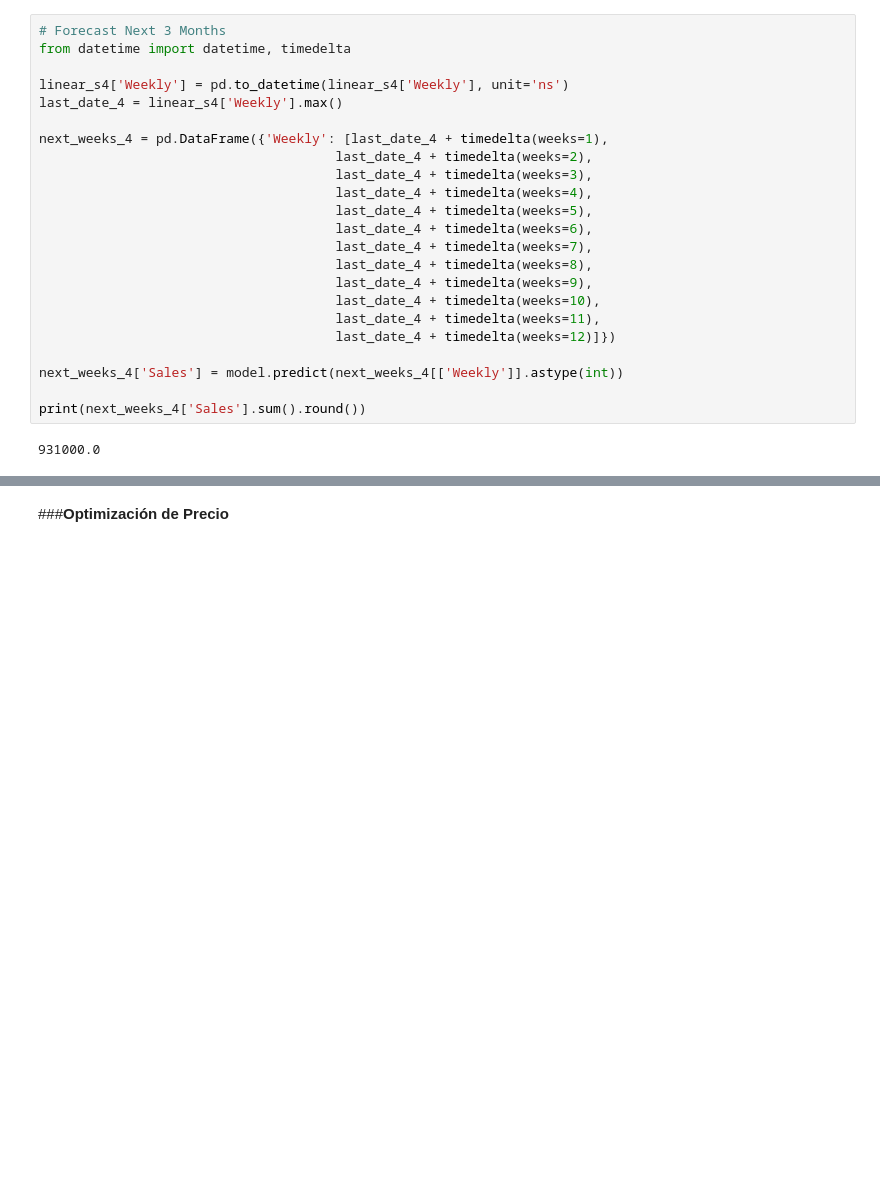
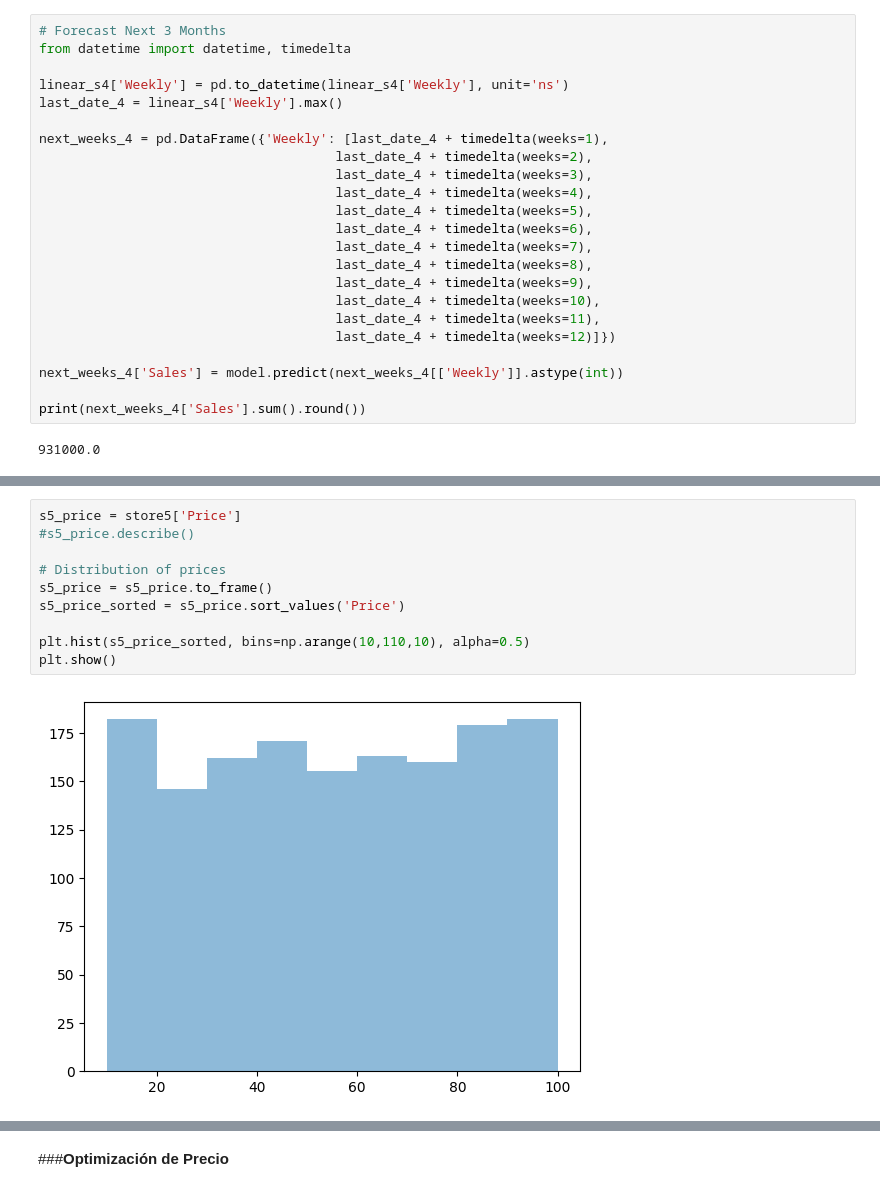
Before and after one commit to superpanditas/Quinio, a Jupyter notebook: Weekly_SKU_level_Product_Sales_Transactions.ipynb, the cells around one changed output, grey strips where cells are left out. Saved outputs shown, nothing was run; the diff lists cells and outputs as text; blank space fills up the shorter version.

```diff
--- a/Weekly_SKU_level_Product_Sales_Transactions.ipynb
+++ b/Weekly_SKU_level_Product_Sales_Transactions.ipynb
@@ -1378,0 +1387,12 @@ print(next_weeks_4['Sales'].sum().round())
+# %%
+s5_price = store5['Price']
+#s5_price.describe()
+
+# Distribution of prices
+s5_price = s5_price.to_frame()
+s5_price_sorted = s5_price.sort_values('Price')
+
+plt.hist(s5_price_sorted, bins=np.arange(10,110,10), alpha=0.5)
+plt.show()
+# %% [output]
+[figure, added]
```
Also changed, not shown: parts of 11 cells of this notebook.
